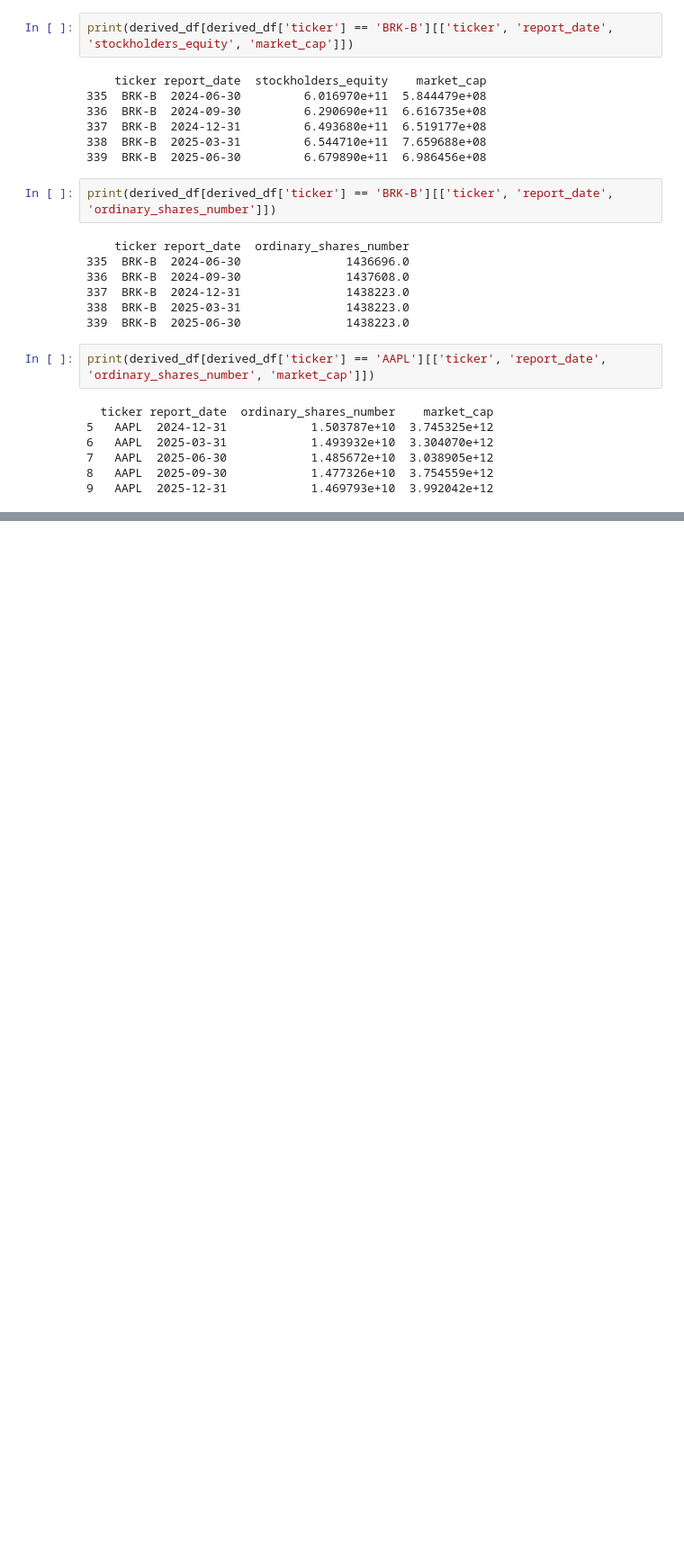
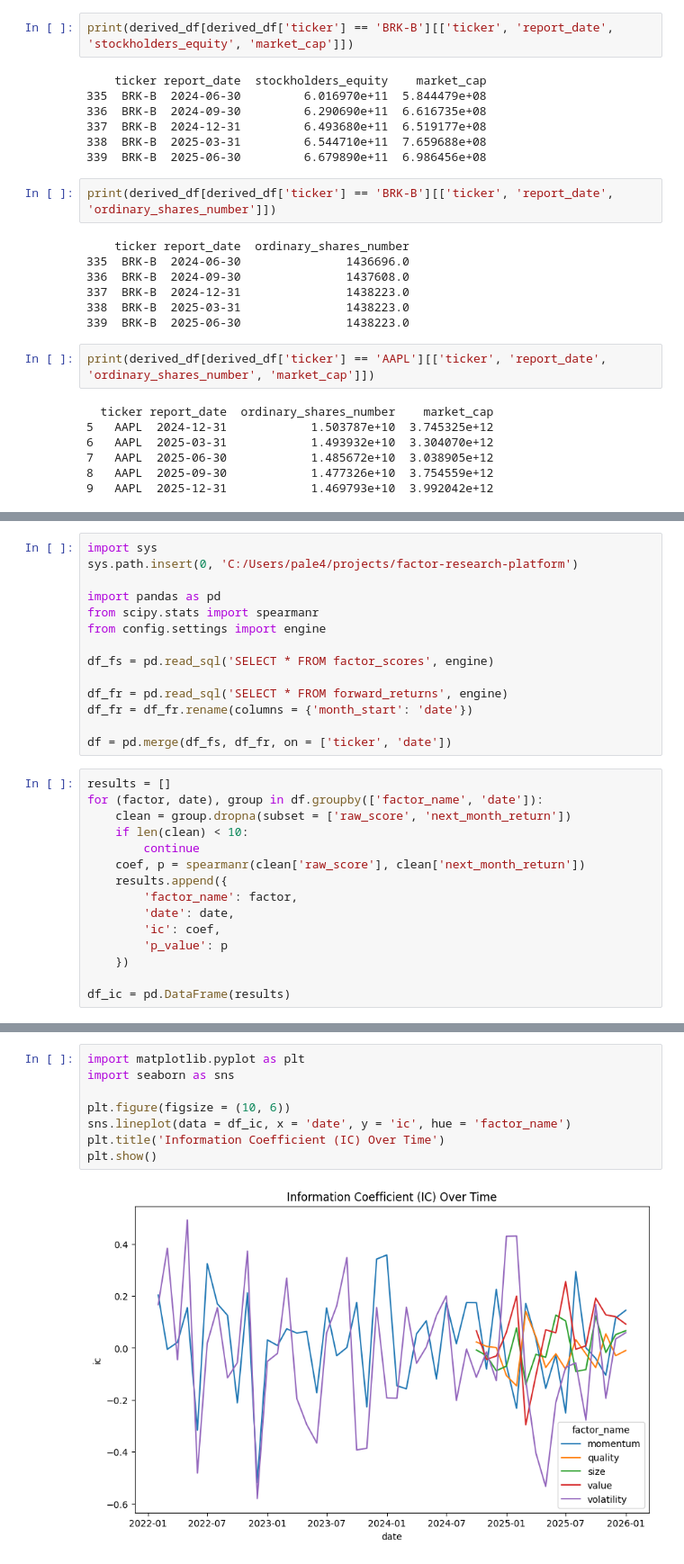
Before and after one commit to Tony-Steiner/factor-research-platform, a Jupyter notebook: notebooks/test_factors.ipynb, the cells around one changed output, grey strips where cells are left out. Shown at 90% size. Saved outputs shown, nothing was run; the diff lists cells and outputs as text; blank space fills up the shorter version.

```diff
--- a/notebooks/test_factors.ipynb
+++ b/notebooks/test_factors.ipynb
@@ -177,0 +218,29 @@ qua.store(qua_q)
+# %%
+import sys
+sys.path.insert(0, 'C:/Users/pale4/projects/factor-research-platform')
+
+import pandas as pd
+from scipy.stats import spearmanr
+from config.settings import engine
+
+df_fs = pd.read_sql('SELECT * FROM factor_scores', engine)
+
+df_fr = pd.read_sql('SELECT * FROM forward_returns', engine)
+df_fr = df_fr.rename(columns = {'month_start': 'date'})
+
+df = pd.merge(df_fs, df_fr, on = ['ticker', 'date'])
+# %%
+results = []
+for (factor, date), group in df.groupby(['factor_name', 'date']):
+    clean = group.dropna(subset = ['raw_score', 'next_month_return'])
+    if len(clean) < 10:
+        continue
+    coef, p = spearmanr(clean['raw_score'], clean['next_month_return'])
+    results.append({
+        'factor_name': factor,
+        'date': date,
+        'ic': coef,
+        'p_value': p
+    })
+
+df_ic = pd.DataFrame(results)
@@ -177,0 +257,10 @@ qua.store(qua_q)
+# %%
+import matplotlib.pyplot as plt
+import seaborn as sns
+
+plt.figure(figsize = (10, 6))
+sns.lineplot(data = df_ic, x = 'date', y = 'ic', hue = 'factor_name')
+plt.title('Information Coefficient (IC) Over Time')
+plt.show()
+# %% [output]
+[figure, added]
```
Also changed, not shown: parts of 19 cells of this notebook, 7 other files.
